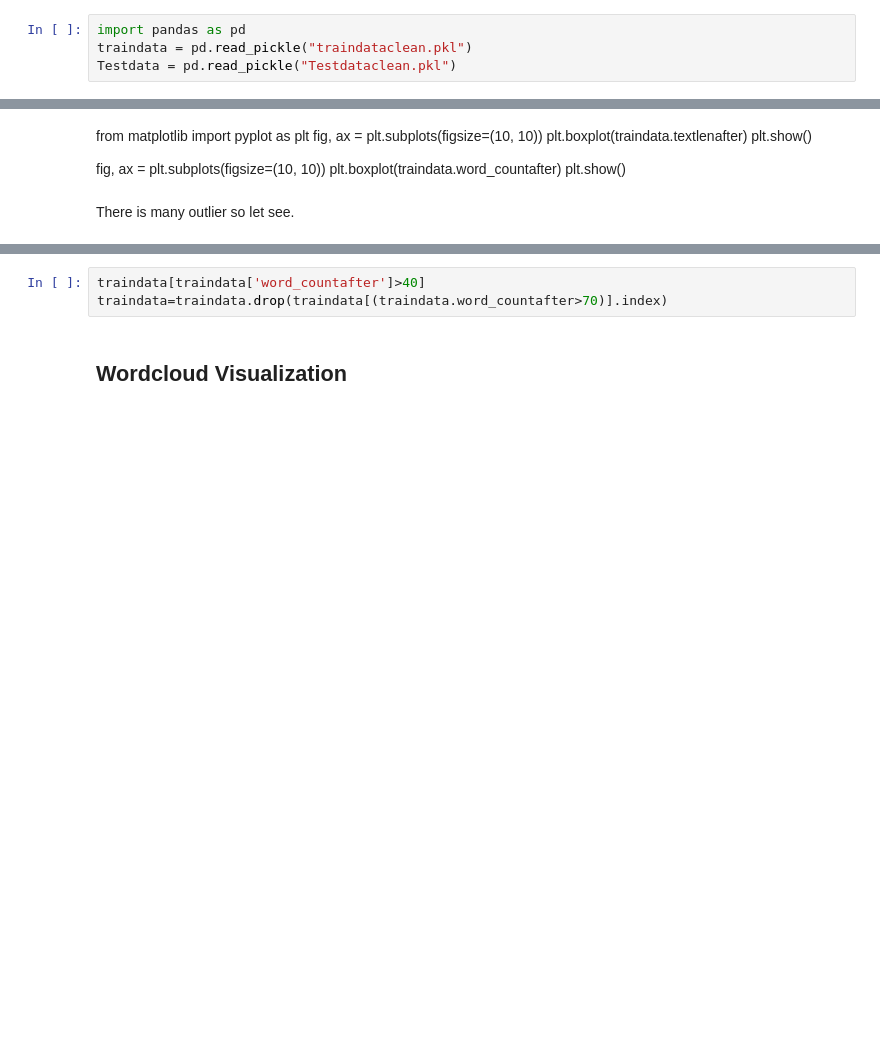
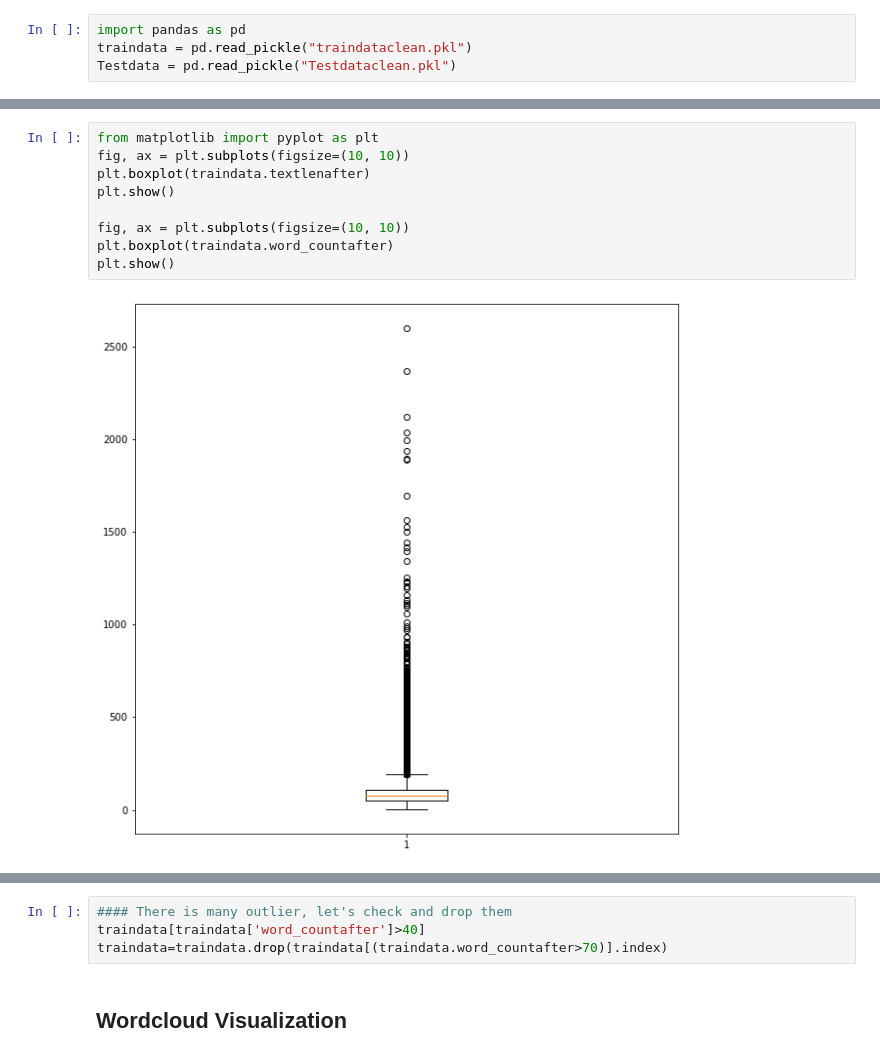
Before and after one commit to leolin65/DM2022-HW2, a Jupyter notebook: Kaggle_final.ipynb, the cells around one changed output, grey strips where cells are left out. Cells and saved outputs as stored; diff of their text form; blank space fills up the shorter version.

```diff
--- a/Kaggle_final.ipynb
+++ b/Kaggle_final.ipynb
@@ -920,12 +977,12 @@ Number of unique words before: 1575264
 Number of unique words after: 528831
-# %% [markdown]
-from matplotlib import pyplot as plt
-fig, ax = plt.subplots(figsize=(10, 10))
-plt.boxplot(traindata.textlenafter)
-plt.show()
-
-fig, ax = plt.subplots(figsize=(10, 10))
-plt.boxplot(traindata.word_countafter)
-plt.show()
-# %% [markdown]
-There is many outlier so let see.
+# %%
+from matplotlib import pyplot as plt
+fig, ax = plt.subplots(figsize=(10, 10))
+plt.boxplot(traindata.textlenafter)
+plt.show()
+
+fig, ax = plt.subplots(figsize=(10, 10))
+plt.boxplot(traindata.word_countafter)
+plt.show()
+# %% [output]
+[figure, added]
@@ -932,4 +990,5 @@ There is many outlier so let see.
 # %%
+#### There is many outlier, let's check and drop them
 traindata[traindata['word_countafter']>40]
 traindata=traindata.drop(traindata[(traindata.word_countafter>70)].index)
 # %% [markdown]
```
Also changed, not shown: parts of 149 cells of this notebook.
